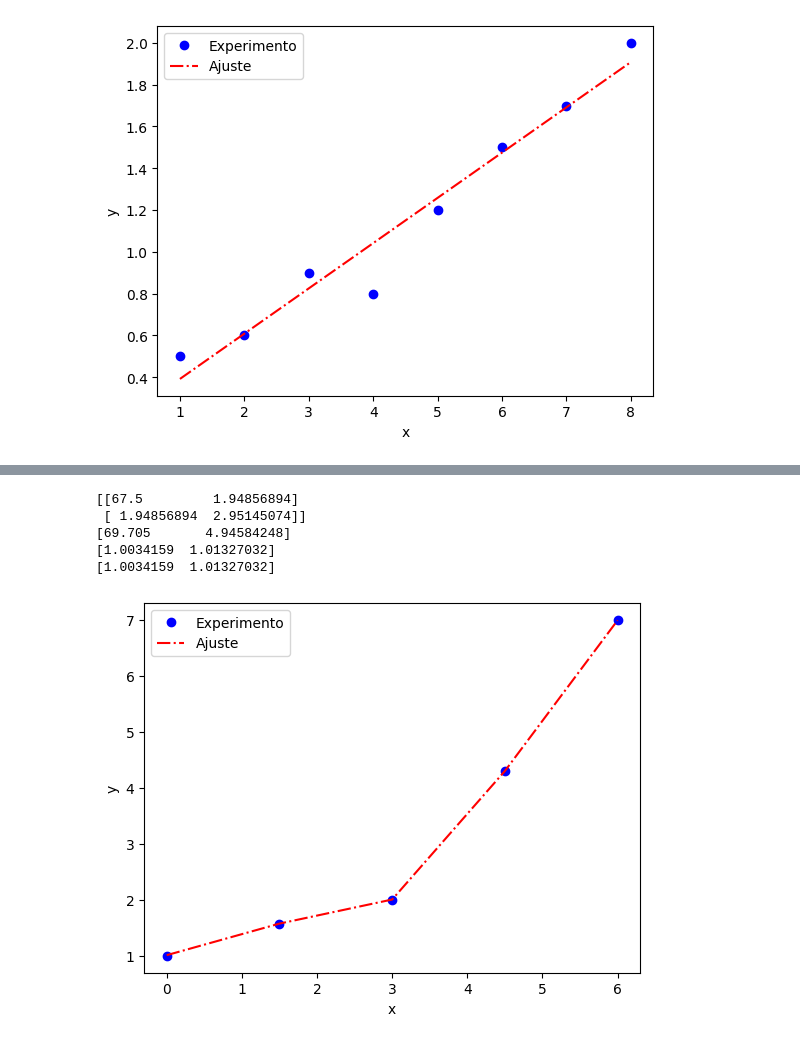
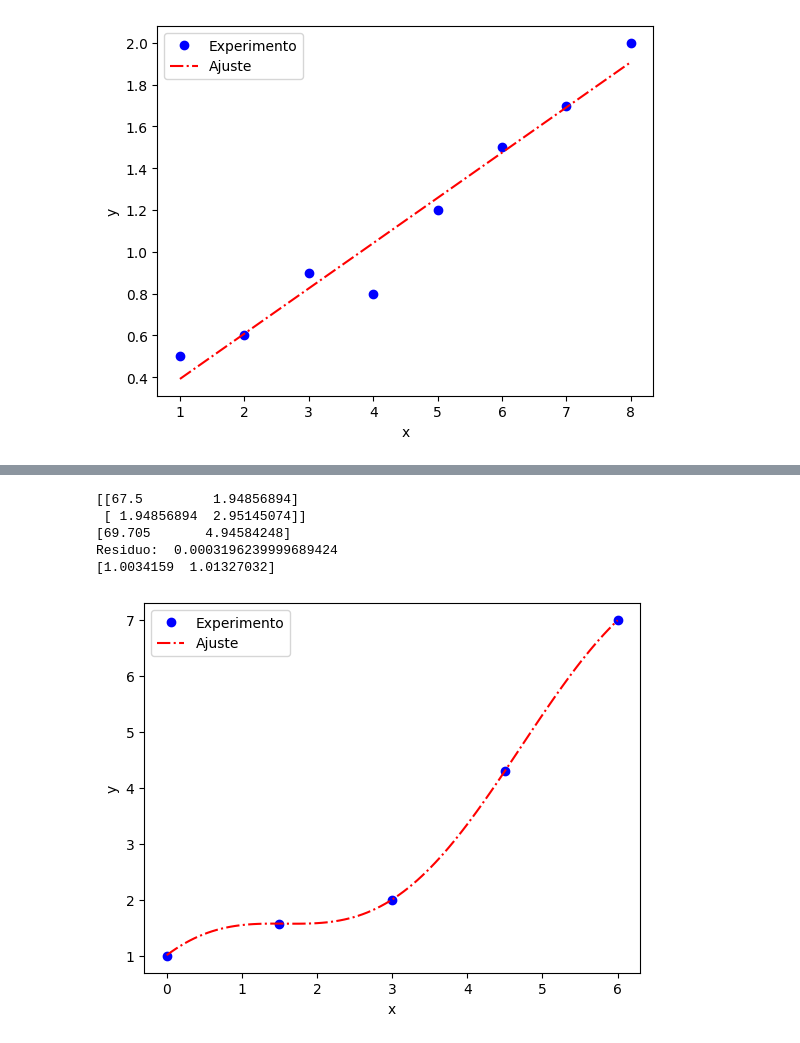
Before and after one commit to pccalegari/exemplos-CN, a Jupyter notebook: MMq_Exemplos.ipynb, the cells around one changed output, grey strips where cells are left out. Saved outputs shown, nothing was run; the diff lists cells and outputs as text; code cells hidden in the pictures.

```diff
--- a/MMq_Exemplos.ipynb
+++ b/MMq_Exemplos.ipynb
@@ -4,7 +15,7 @@
 import matplotlib.pyplot as plt
 import numpy as np
 
-def f(x, a):
+def g(x, a):
     return a[0] + a[1]*x
 
 def prod_esc(x,y):
@@ -18,6 +29,7 @@ def main():
     x = np.array([1,2,3,4,5,6,7,8])
     y = np.array([0.5,0.6,0.9,0.8,1.2,1.5,1.7,2])
     n = len(x)
+    xx = np.linspace(x[0],x[n-1],100)
     u = np.ones(n)
     N = np.zeros((2,2))
     b = np.zeros(2)
@@ -37,7 +49,7 @@ def main():
     print(a)
     plt.figure(1)
     plt.plot(x, y, 'bo', label = 'Experimento')
-    plt.plot(x, f(x,a), 'r-.', label = 'Ajuste')
+    plt.plot(xx, g(xx,a), 'r-.', label = 'Ajuste')
     plt.legend()
     plt.xlabel('x')
     plt.ylabel('y')
@@ -56,8 +79,16 @@ main()
 import matplotlib.pyplot as plt
 import numpy as np
 
-def f(x, a):
+def g(x, a):
     return a[0]*x + a[1]*np.cos(x)
+
+def residuo(x, y, a):
+    soma = 0
+    n = len(x)
+    for i in range(n):
+        soma += (y[i] - g(x[i],a))**2
+    return soma
+
 
 def prod_esc(x,y):
     soma = 0
@@ -70,6 +101,7 @@ def main():
     x = np.array([0,1.5,3,4.5,6])
     y = np.array([1,1.57,2,4.3,7])
     n = len(x)
+    xx = np.linspace(x[0], x[n-1], 100)
     g0 = np.zeros(n)
     g1 = np.zeros(n)
     for i in range(n):
@@ -78,34 +110,34 @@ def main():
 
     N = np.zeros((2,2))
     b = np.zeros(2)
     a = np.zeros(2)
     N[0][0] = prod_esc(g0,g0)
     N[0][1] = prod_esc(g0,g1)
     N[1][0] = N[0][1]
     N[1][1] = prod_esc(g1,g1)
     b[0] = prod_esc(g0,y)
     b[1] = prod_esc(g1,y)
     print(N)
     print(b)
     a[0] = (N[1][1]*b[0] - b[1]*N[0][1])/(N[0][0]*N[1][1] - N[0][1]**2)
     a[1] = (N[0][0]*b[1] - b[0]*N[0][1])/(N[0][0]*N[1][1] - N[0][1]**2)
     z = np.linalg.solve(N,b)
-    print(z)
+    print("Residuo: ",residuo(x, y, a))
     print(a)
     plt.figure(1)
     plt.plot(x, y, 'bo',label='Experimento')
-    plt.plot(x, f(x,a), 'r-.',label='Ajuste')
+    plt.plot(xx, g(xx,a), 'r-.',label='Ajuste')
     plt.legend()
     plt.xlabel('x')
     plt.ylabel('y')
     plt.show()
 
 
 main()
 # %% [output]
 [[67.5         1.94856894]
  [ 1.94856894  2.95145074]]
 [69.705       4.94584248]
+Residuo:  0.0003196239999689424
 [1.0034159  1.01327032]
-[1.0034159  1.01327032]
-[figure, old version]
+[figure, new version]
```
Also changed, not shown: parts of 2 cells of this notebook.
